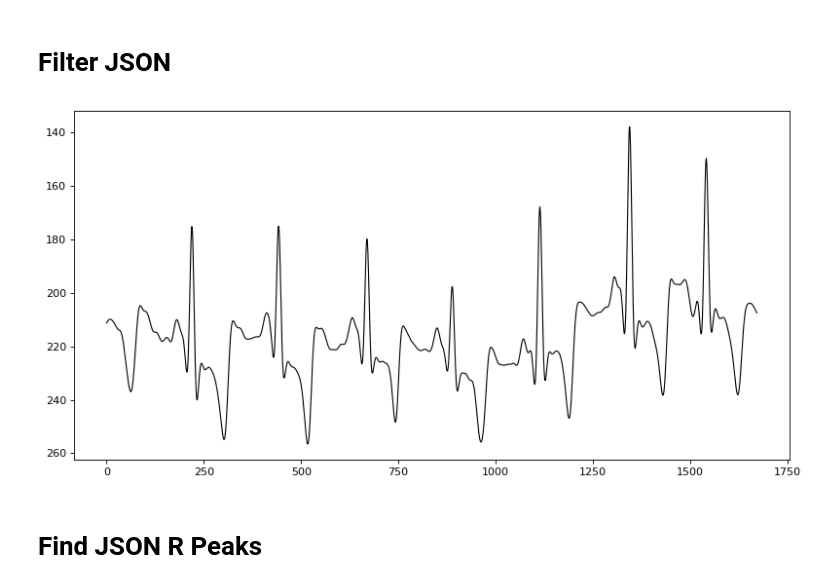
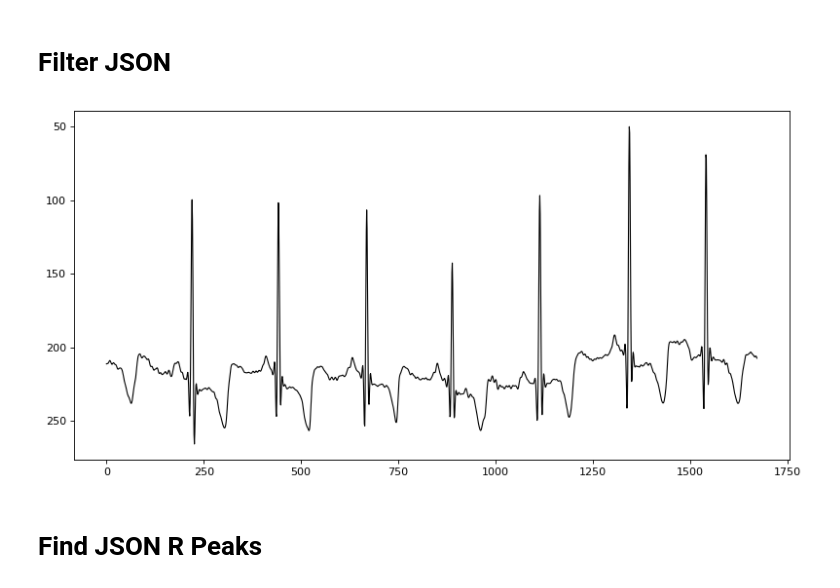
Before and after one commit to Gr-Anderson/FYP, a Jupyter notebook: testing_code/xml_to_json/xml_to_json.ipynb, the cells around one changed output. Saved outputs shown, nothing was run; the diff lists cells and outputs as text; code cells hidden in the pictures.

```diff
--- a/testing_code/xml_to_json/xml_to_json.ipynb
+++ b/testing_code/xml_to_json/xml_to_json.ipynb
@@ -37,28 +37,28 @@ plt.show()
 # %%
 import pandas as pd
 import numpy as np
 from scipy import signal
 import matplotlib.pyplot as plt
 
 
 
-b, a = signal.butter(4, 0.10, analog=False)
+b, a = signal.butter(4, 0.25, analog=False)
 
 data = pd.DataFrame(y_cors_list, columns =['voltage'])
 # data = pd.read_csv("project_presentation.csv")
 sig = data["voltage"]
 
 sig_ff = signal.filtfilt(b, a, sig)
 
 plt.figure(num=None, figsize=(10, 5), dpi=80, facecolor="w", edgecolor="k")
 plt.plot(sig_ff, color="#000000", linewidth=1)
 # plt.axis('off')
 plt.gca().invert_yaxis()
 plt.savefig("project_presentation.png", dpi=150, quality=100, bbox_inches='tight')
 plt.tight_layout()
 plt.show()
 # %% [output]
-[figure, old version]
+[figure, new version]
 # %% [markdown]
 # Find JSON R Peaks
 # %%
```
Also changed, not shown: parts of 4 cells of this notebook, 2 other files.
